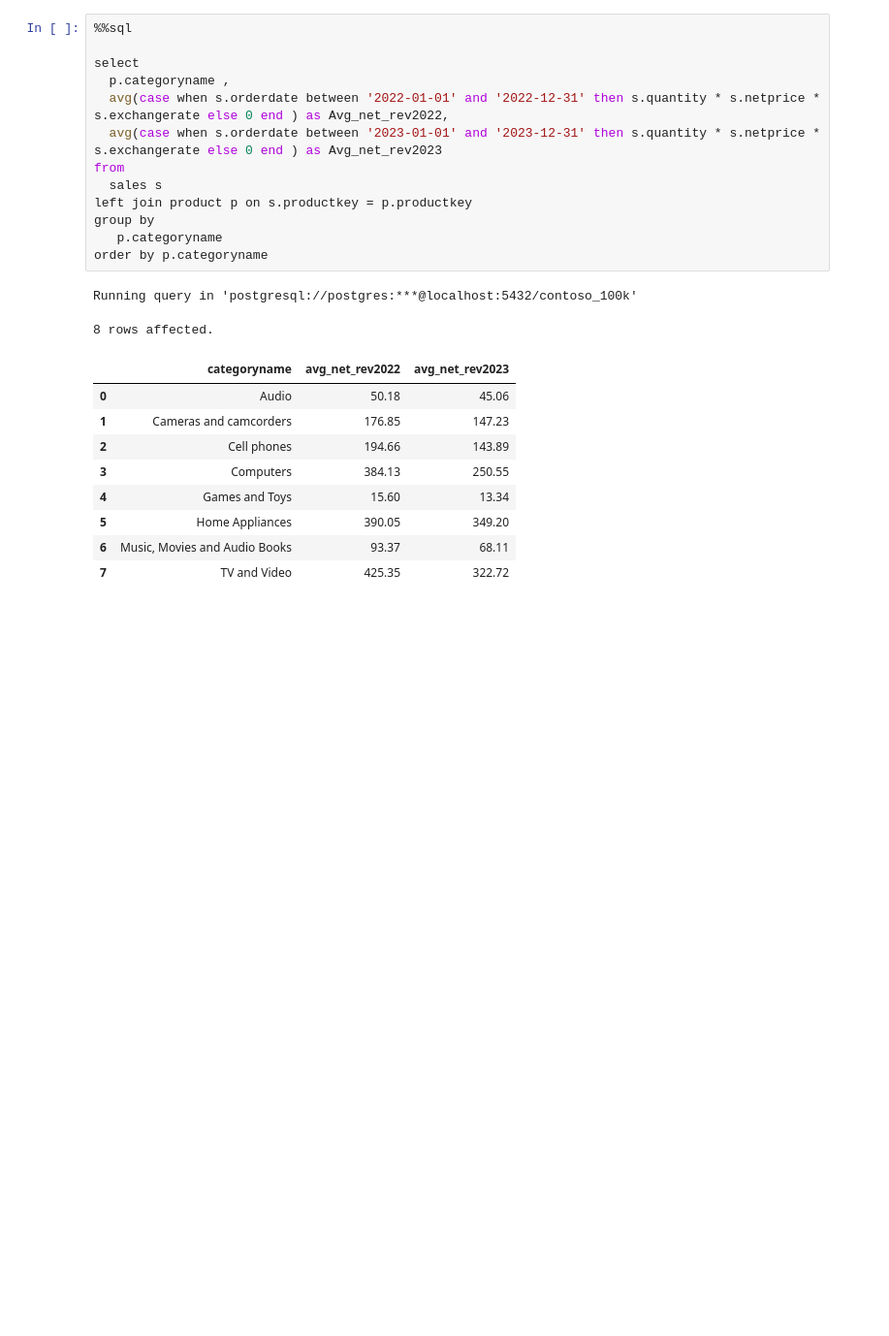
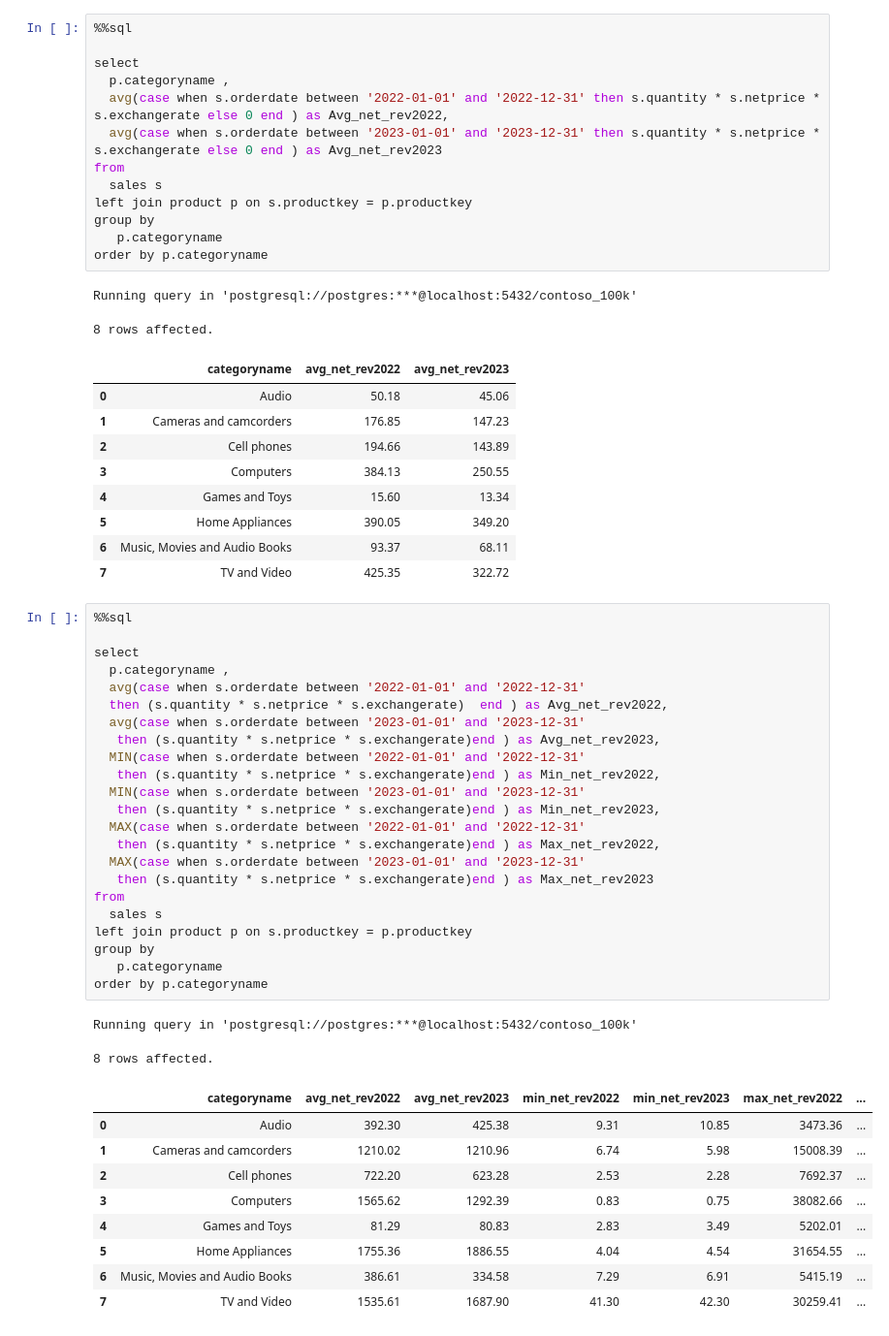
Before and after one commit to OwlNet-C/DataAnalytics, a Jupyter notebook: Resources/Blank_SQL_Notebook.ipynb, the cells around one changed output. Shown at 97% size. Saved outputs shown, nothing was run; the diff lists cells and outputs as text; blank space fills up the shorter version.

```diff
--- a/Resources/Blank_SQL_Notebook.ipynb
+++ b/Resources/Blank_SQL_Notebook.ipynb
@@ -324,3 +322,38 @@ Running query in 'postgresql://postgres:***@localhost:5432/contoso_100k'
 | 5 | Home Appliances | 390.05 | 349.20 |
 | 6 | Music, Movies and Audio Books | 93.37 | 68.11 |
 | 7 | TV and Video | 425.35 | 322.72 |
+# %%
+%%sql
+
+select
+  p.categoryname ,
+  avg(case when s.orderdate between '2022-01-01' and '2022-12-31'
+  then (s.quantity * s.netprice * s.exchangerate)  end ) as Avg_net_rev2022,
+  avg(case when s.orderdate between '2023-01-01' and '2023-12-31'
+   then (s.quantity * s.netprice * s.exchangerate)end ) as Avg_net_rev2023,
+  MIN(case when s.orderdate between '2022-01-01' and '2022-12-31'
+   then (s.quantity * s.netprice * s.exchangerate)end ) as Min_net_rev2022,
+  MIN(case when s.orderdate between '2023-01-01' and '2023-12-31'
+   then (s.quantity * s.netprice * s.exchangerate)end ) as Min_net_rev2023,
+  MAX(case when s.orderdate between '2022-01-01' and '2022-12-31'
+   then (s.quantity * s.netprice * s.exchangerate)end ) as Max_net_rev2022,
+  MAX(case when s.orderdate between '2023-01-01' and '2023-12-31'
+   then (s.quantity * s.netprice * s.exchangerate)end ) as Max_net_rev2023
+from
+  sales s
+left join product p on s.productkey = p.productkey
+group by
+   p.categoryname
+order by p.categoryname
+# %% [output]
+Running query in 'postgresql://postgres:***@localhost:5432/contoso_100k'
+8 rows affected.
+|  | categoryname | avg_net_rev2022 | avg_net_rev2023 | min_net_rev2022 | min_net_rev2023 | max_net_rev2022 | ... |
+| 0 | Audio | 392.30 | 425.38 | 9.31 | 10.85 | 3473.36 | ... |
+| 1 | Cameras and camcorders | 1210.02 | 1210.96 | 6.74 | 5.98 | 15008.39 | ... |
+| 2 | Cell phones | 722.20 | 623.28 | 2.53 | 2.28 | 7692.37 | ... |
+| 3 | Computers | 1565.62 | 1292.39 | 0.83 | 0.75 | 38082.66 | ... |
+| 4 | Games and Toys | 81.29 | 80.83 | 2.83 | 3.49 | 5202.01 | ... |
+| 5 | Home Appliances | 1755.36 | 1886.55 | 4.04 | 4.54 | 31654.55 | ... |
+| 6 | Music, Movies and Audio Books | 386.61 | 334.58 | 7.29 | 6.91 | 5415.19 | ... |
+| 7 | TV and Video | 1535.61 | 1687.90 | 41.30 | 42.30 | 30259.41 | ... |
```
Also changed, not shown: parts of 5 cells of this notebook.
